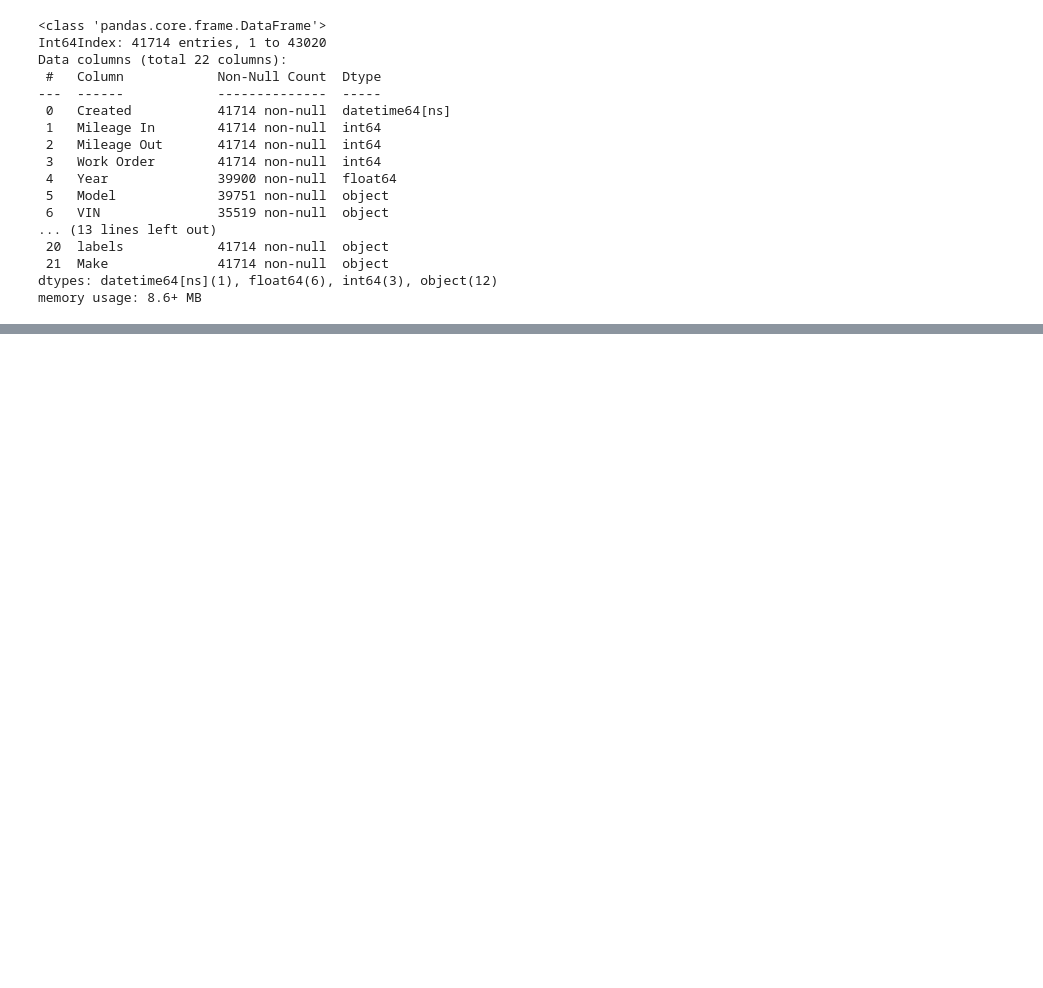
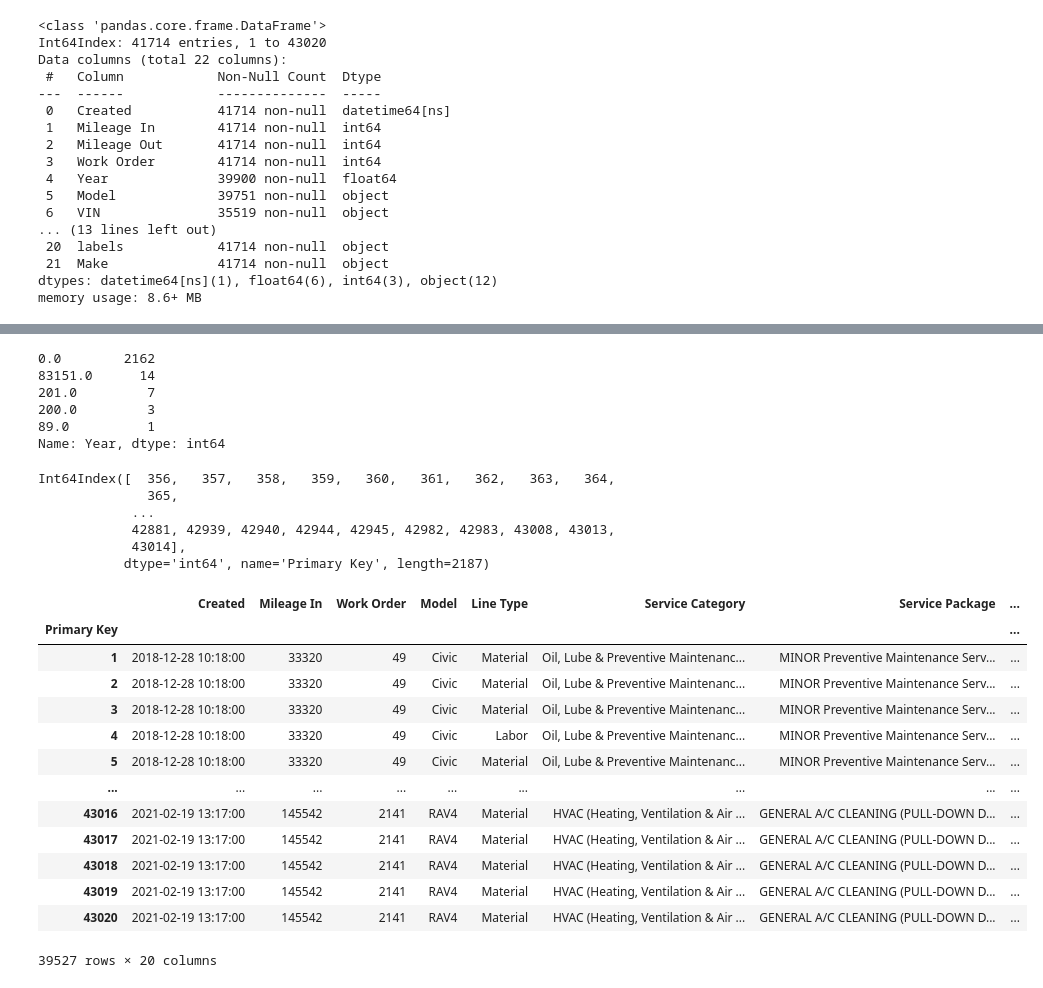
Before and after one commit to just-paul/capstone-autoserved, a Jupyter notebook: Dataset/capstone.ipynb, the cells around one changed output, grey strips where cells are left out. Saved outputs shown, nothing was run; the diff lists cells and outputs as text; code cells hidden in the pictures; blank space fills up the shorter version.

```diff
--- a/Dataset/capstone.ipynb
+++ b/Dataset/capstone.ipynb
@@ -2060,0 +2059,9 @@ df_final2.to_csv('FINAL.csv')
+# %%
+# drop Mileage Out column
+
+df_final2_v1 = df_final2.drop(['Mileage Out', 'VIN'], axis=1)
+# %%
+# convert all negative Price	Quantity	Total	Discount	Net Total values to positive
+
+df_final2_v1[['Price','Quantity', 'Total', 'Discount', 'Net Total']] = \
+df_final2_v1[['Price','Quantity', 'Total', 'Discount', 'Net Total']].applymap(lambda x: x if x>=0 else -x)
@@ -2060,0 +2148,48 @@ df_final2.to_csv('FINAL.csv')
+# %%
+# Add cleaned year
+
+justine_year = pd.read_csv('Compiled Dataset (For Modelling).csv', index_col='Primary Key')
+# %%
+df_final2_v2 = df_final2_v1.join(justine_year['Year'], rsuffix='_justine')
+# %%
+# Year values that don't make sense
+
+df_final2_v2[ ~df_final2_v2['Year'].isnull() & df_final2_v2['Year_justine'].isnull() ]['Year'].value_counts()
+# %% [output]
+0.0        2162
+83151.0      14
+201.0         7
+200.0         3
+89.0          1
+Name: Year, dtype: int64
+# %%
+df_final2_v2[ ~df_final2_v2['Year'].isnull() & df_final2_v2['Year_justine'].isnull() ].index
+# %% [output]
+Int64Index([  356,   357,   358,   359,   360,   361,   362,   363,   364,
+              365,
+            ...
+            42881, 42939, 42940, 42944, 42945, 42982, 42983, 43008, 43013,
+            43014],
+           dtype='int64', name='Primary Key', length=2187)
+# %%
+# drop Year values that don't make sense
+
+df_final2_v3 = df_final2_v2.drop(index=(df_final2_v2[ ~df_final2_v2['Year'].isnull() & df_final2_v2['Year_justine'].isnull() ].index), \
+                columns='Year').rename(columns={'Year_justine':'Year'})
+
+df_final2_v3
+# %% [output]
+|  | Created | Mileage In | Work Order | Model | Line Type | Service Category | Service Package | ... |
+| Primary Key |  |  |  |  |  |  |  | ... |
+| 1 | 2018-12-28 10:18:00 | 33320 | 49 | Civic | Material | Oil, Lube & Preventive Maintenanc... | MINOR Preventive Maintenance Serv... | ... |
+| 2 | 2018-12-28 10:18:00 | 33320 | 49 | Civic | Material | Oil, Lube & Preventive Maintenanc... | MINOR Preventive Maintenance Serv... | ... |
+| 3 | 2018-12-28 10:18:00 | 33320 | 49 | Civic | Material | Oil, Lube & Preventive Maintenanc... | MINOR Preventive Maintenance Serv... | ... |
+| 4 | 2018-12-28 10:18:00 | 33320 | 49 | Civic | Labor | Oil, Lube & Preventive Maintenanc... | MINOR Preventive Maintenance Serv... | ... |
+| 5 | 2018-12-28 10:18:00 | 33320 | 49 | Civic | Material | Oil, Lube & Preventive Maintenanc... | MINOR Preventive Maintenance Serv... | ... |
+| ... | ... | ... | ... | ... | ... | ... | ... | ... |
+| 43016 | 2021-02-19 13:17:00 | 145542 | 2141 | RAV4 | Material | HVAC (Heating, Ventilation & Air ... | GENERAL A/C CLEANING (PULL-DOWN D... | ... |
+| 43017 | 2021-02-19 13:17:00 | 145542 | 2141 | RAV4 | Material | HVAC (Heating, Ventilation & Air ... | GENERAL A/C CLEANING (PULL-DOWN D... | ... |
+| 43018 | 2021-02-19 13:17:00 | 145542 | 2141 | RAV4 | Material | HVAC (Heating, Ventilation & Air ... | GENERAL A/C CLEANING (PULL-DOWN D... | ... |
+| 43019 | 2021-02-19 13:17:00 | 145542 | 2141 | RAV4 | Material | HVAC (Heating, Ventilation & Air ... | GENERAL A/C CLEANING (PULL-DOWN D... | ... |
+| 43020 | 2021-02-19 13:17:00 | 145542 | 2141 | RAV4 | Material | HVAC (Heating, Ventilation & Air ... | GENERAL A/C CLEANING (PULL-DOWN D... | ... |
+39527 rows × 20 columns
```
Also changed, not shown: parts of 76 cells of this notebook.
